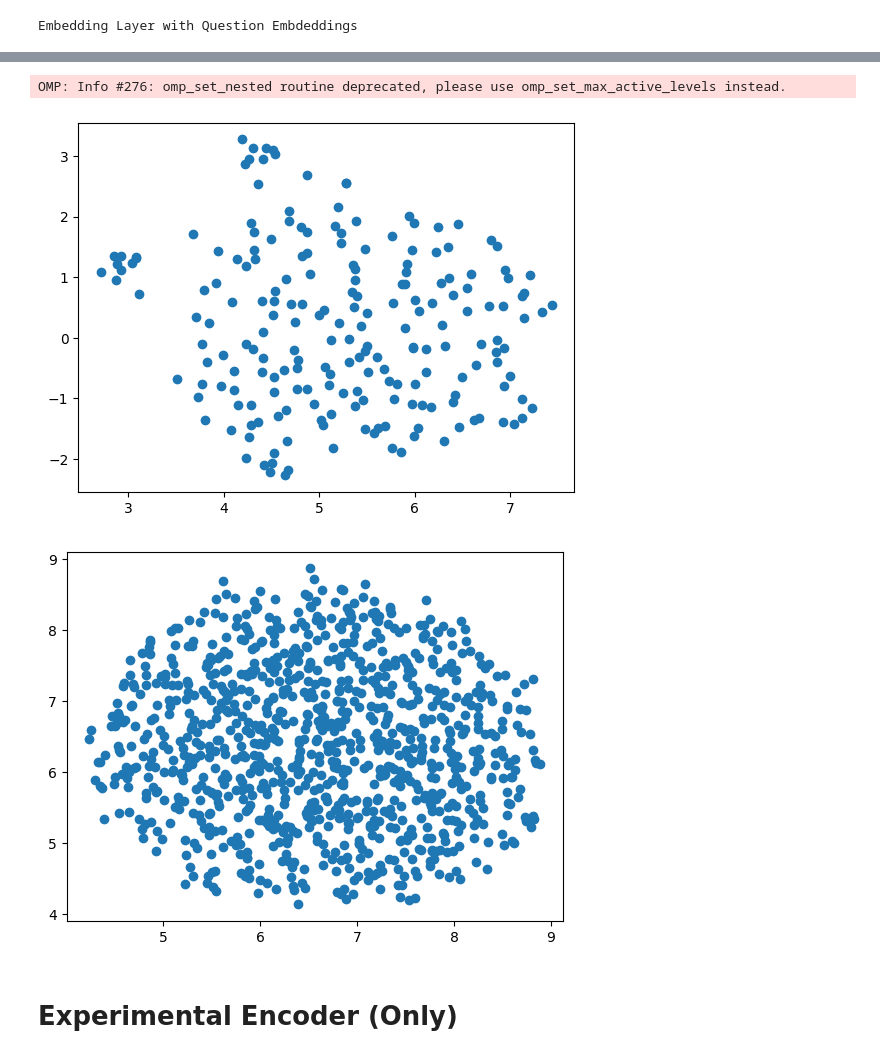
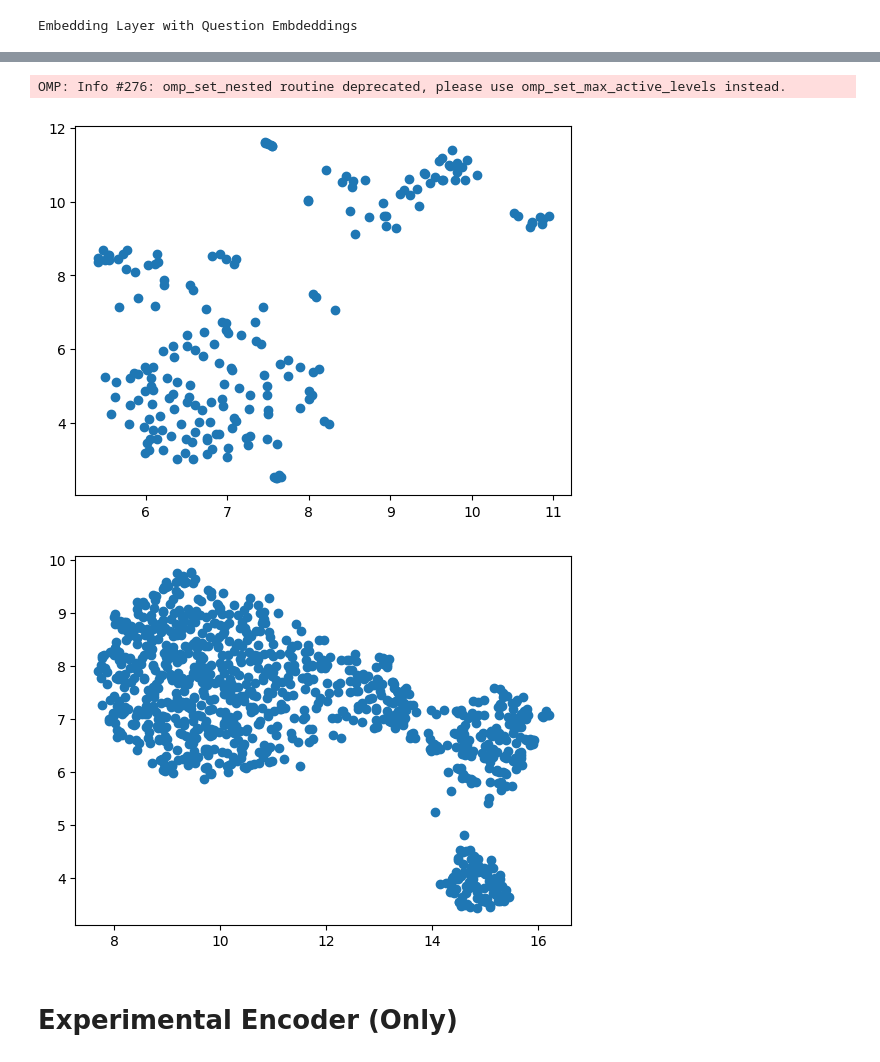
Before and after one commit to Lasse-mohr/fertility-prediction-challenge, a Jupyter notebook: train_experimental.ipynb, the cells around one changed output, grey strips where cells are left out. Drawn from its saved outputs; the diff is of its cells as text; code cells hidden in the pictures.

```diff
--- a/train_experimental.ipynb
+++ b/train_experimental.ipynb
@@ -67,15 +67,16 @@ pretrain_dataset = PretrainingDataset(sequences)
 ### Initialization of the Autoencoder
 #ENCODING_SIZE = 64
 BATCH_SIZE = 128
-HIDDEN_SIZE = 64
-ENCODING_SIZE = 64
+HIDDEN_SIZE = 68
+ENCODING_SIZE = 68
 NUM_HEADS = 4
+NUM_LAYERS = 4
 DETECT_ANOMALY = False
 SEQ_LEN = pretrain_dataset.get_seq_len()
 VOCAB_SIZE = pretrain_dataset.get_vocab_size()
 
-num_epochs = 10
-learning_rate = 1e-4
+num_epochs = 5
+learning_rate = 1e-3
 
 assert HIDDEN_SIZE % NUM_HEADS == 0, "Check that the hidden size is divisible"
 print(SEQ_LEN)
@@ -88,14 +89,14 @@ encoder = TabularEncoder(vocab_size=VOCAB_SIZE,
                          embedding_size=HIDDEN_SIZE,
                          output_size=ENCODING_SIZE,
                          num_heads=NUM_HEADS,
-                         num_layers=3,
+                         num_layers=NUM_LAYERS,
                          sequence_len=SEQ_LEN,
                          layer_type = "mixture",
-                         dropout=0.25,
+                         dropout=0.15,
                          decoder_output=3).to(device)
-loss_cls = nn.CrossEntropyLoss(label_smoothing=0.01).to(device)
+loss_cls = nn.CrossEntropyLoss().to(device)
 optimizer = optim.RAdam( encoder.parameters(), lr = learning_rate, weight_decay=1e-3, decoupled_weight_decay=True)
-scheduler = optim.lr_scheduler.CosineAnnealingLR(optimizer, T_max = num_epochs, eta_min = 1e-5, last_epoch = -1)
+scheduler = optim.lr_scheduler.CosineAnnealingLR(optimizer, T_max = num_epochs, eta_min = 5e-5, last_epoch = -1)
 # %% [output]
 Embedding Layer with Question Embdeddings
 # %%
@@ -149,16 +153,16 @@ plt.scatter(wp[:,0], wp[:,1])
 plt.show()
 # %% [output]
 OMP: Info #276: omp_set_nested routine deprecated, please use omp_set_max_active_levels instead.
-[figure, old version]
+[figure, new version]
 # %%
 #import umap
 w = encoder.embedding.answer_embedding.weight.detach().cpu().numpy()
-projector = umap.UMAP(n_components=2)
+projector = umap.UMAP(n_components=2, metric="cosine")
 wp = projector.fit_transform(w)
 plt.scatter(wp[:,0], wp[:,1])
 plt.show()
 # %% [output]
-[figure, old version]
+[figure, new version]
 # %% [markdown]
 # Experimental Encoder (Only)
 # %% [markdown]
```
Also changed, not shown: parts of 6 cells of this notebook, 6 other files.
